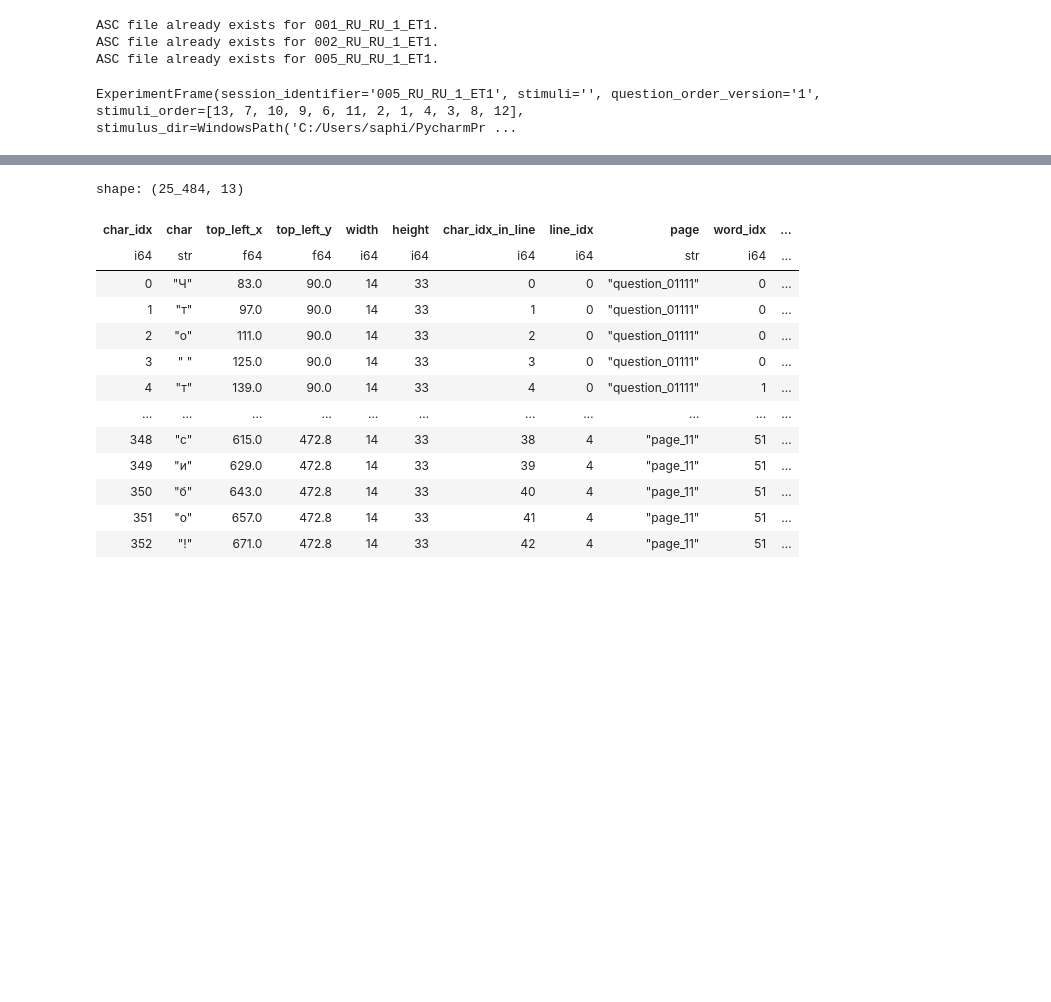
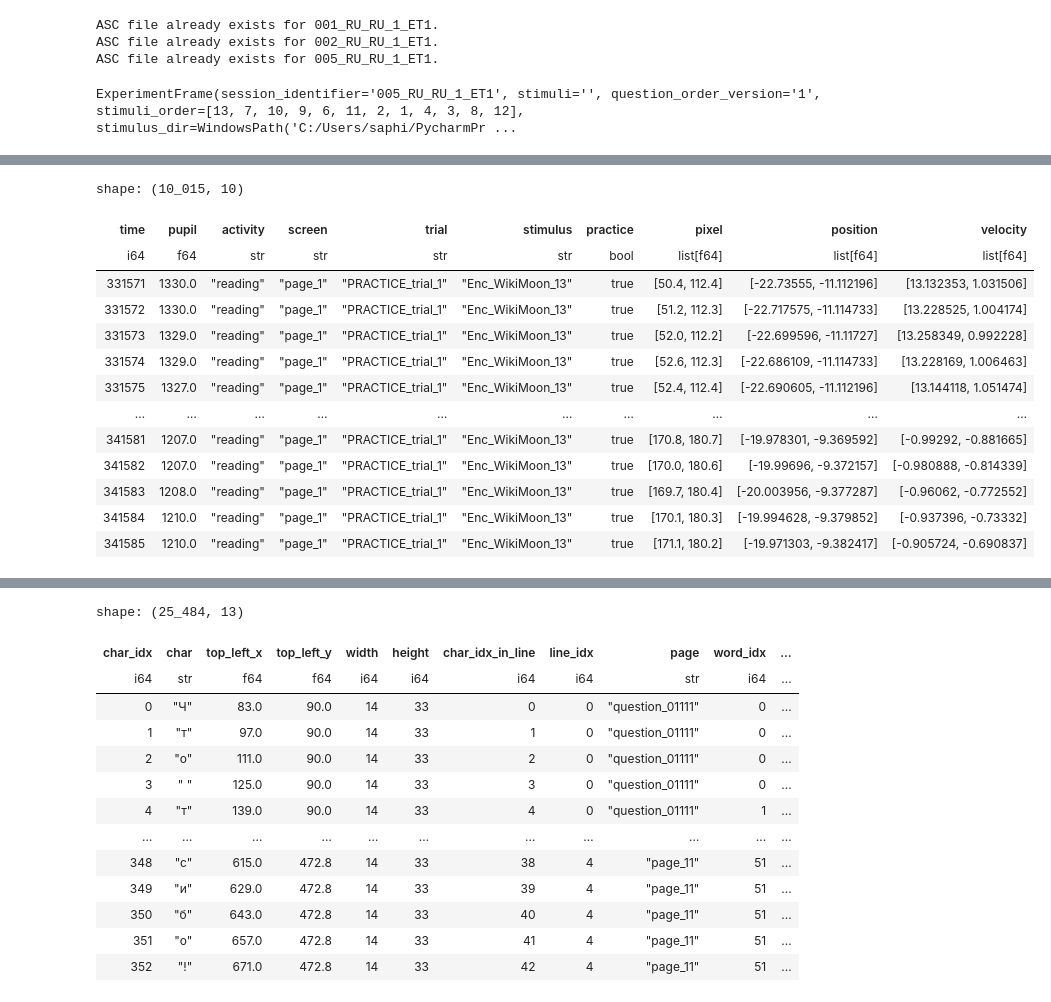
Before and after one commit to MultiplEYE-COST/multipleye-preprocessing, a Jupyter notebook: quality-report/multipleye_pEYEpline.ipynb, the cells around one changed output, grey strips where cells are left out. Saved outputs shown, nothing was run; the diff lists cells and outputs as text; code cells hidden in the pictures; blank space fills up the shorter version.

```diff
--- a/quality-report/multipleye_pEYEpline.ipynb
+++ b/quality-report/multipleye_pEYEpline.ipynb
@@ -52 +97,18 @@ AttributeError: 'MultipleyeDataCollection' object has no attribute 'split_asc_fi
+# %%
+gaze.split(gaze.trial_columns)[0].frame
+# %% [output]
+shape: (10_015, 10)
+| time | pupil | activity | screen | trial | stimulus | practice | pixel | position | velocity |
+| i64 | f64 | str | str | str | str | bool | list[f64] | list[f64] | list[f64] |
+| 331571 | 1330.0 | "reading" | "page_1" | "PRACTICE_trial_1" | "Enc_WikiMoon_13" | true | [50.4, 112.4] | [-22.73555, -11.112196] | [13.132353, 1.031506] |
+| 331572 | 1330.0 | "reading" | "page_1" | "PRACTICE_trial_1" | "Enc_WikiMoon_13" | true | [51.2, 112.3] | [-22.717575, -11.114733] | [13.228525, 1.004174] |
+| 331573 | 1329.0 | "reading" | "page_1" | "PRACTICE_trial_1" | "Enc_WikiMoon_13" | true | [52.0, 112.2] | [-22.699596, -11.11727] | [13.258349, 0.992228] |
+| 331574 | 1329.0 | "reading" | "page_1" | "PRACTICE_trial_1" | "Enc_WikiMoon_13" | true | [52.6, 112.3] | [-22.686109, -11.114733] | [13.228169, 1.006463] |
+| 331575 | 1327.0 | "reading" | "page_1" | "PRACTICE_trial_1" | "Enc_WikiMoon_13" | true | [52.4, 112.4] | [-22.690605, -11.112196] | [13.144118, 1.051474] |
+| … | … | … | … | … | … | … | … | … | … |
+| 341581 | 1207.0 | "reading" | "page_1" | "PRACTICE_trial_1" | "Enc_WikiMoon_13" | true | [170.8, 180.7] | [-19.978301, -9.369592] | [-0.99292, -0.881665] |
+| 341582 | 1207.0 | "reading" | "page_1" | "PRACTICE_trial_1" | "Enc_WikiMoon_13" | true | [170.0, 180.6] | [-19.99696, -9.372157] | [-0.980888, -0.814339] |
+| 341583 | 1208.0 | "reading" | "page_1" | "PRACTICE_trial_1" | "Enc_WikiMoon_13" | true | [169.7, 180.4] | [-20.003956, -9.377287] | [-0.96062, -0.772552] |
+| 341584 | 1210.0 | "reading" | "page_1" | "PRACTICE_trial_1" | "Enc_WikiMoon_13" | true | [170.1, 180.3] | [-19.994628, -9.379852] | [-0.937396, -0.73332] |
+| 341585 | 1210.0 | "reading" | "page_1" | "PRACTICE_trial_1" | "Enc_WikiMoon_13" | true | [171.1, 180.2] | [-19.971303, -9.382417] | [-0.905724, -0.690837] |
 # %%
```
Also changed, not shown: parts of 17 cells of this notebook, 3 other files.
